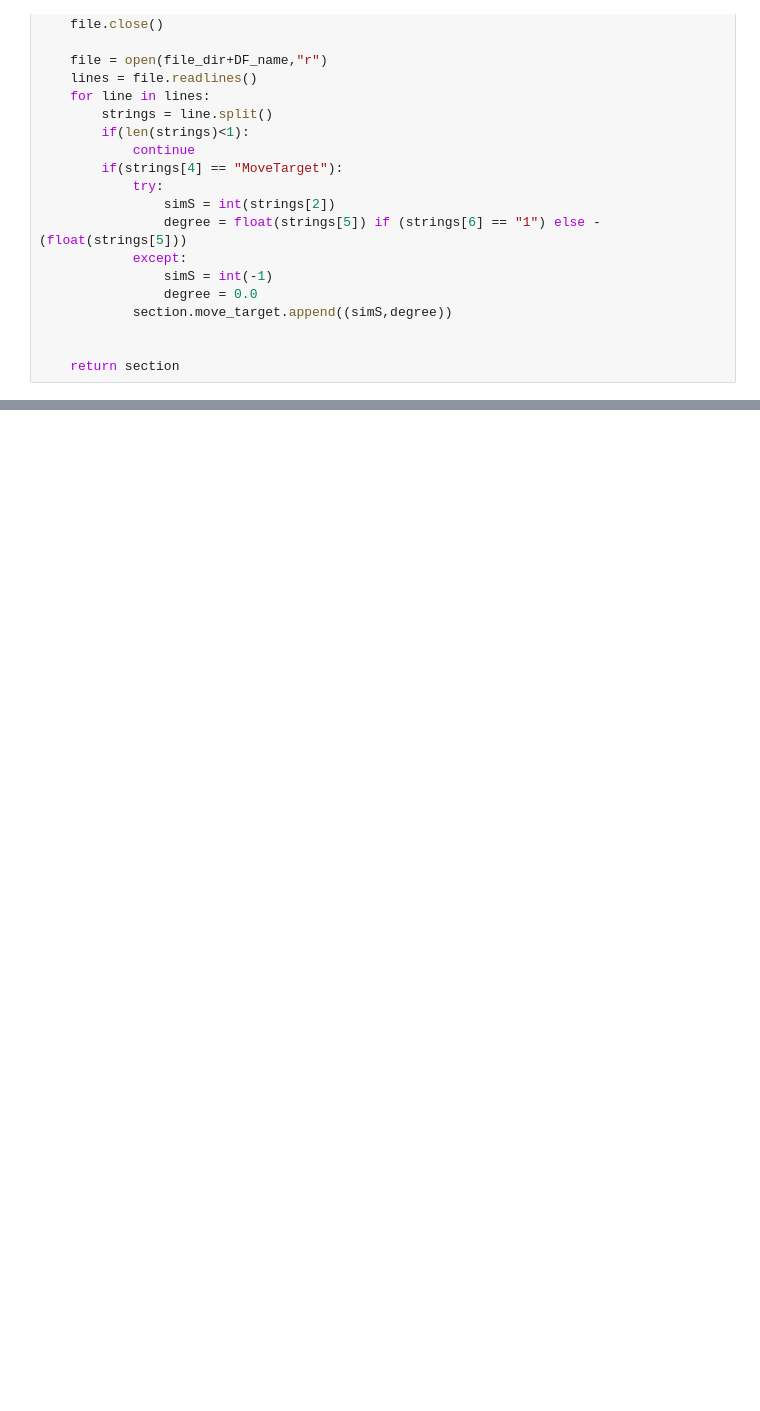
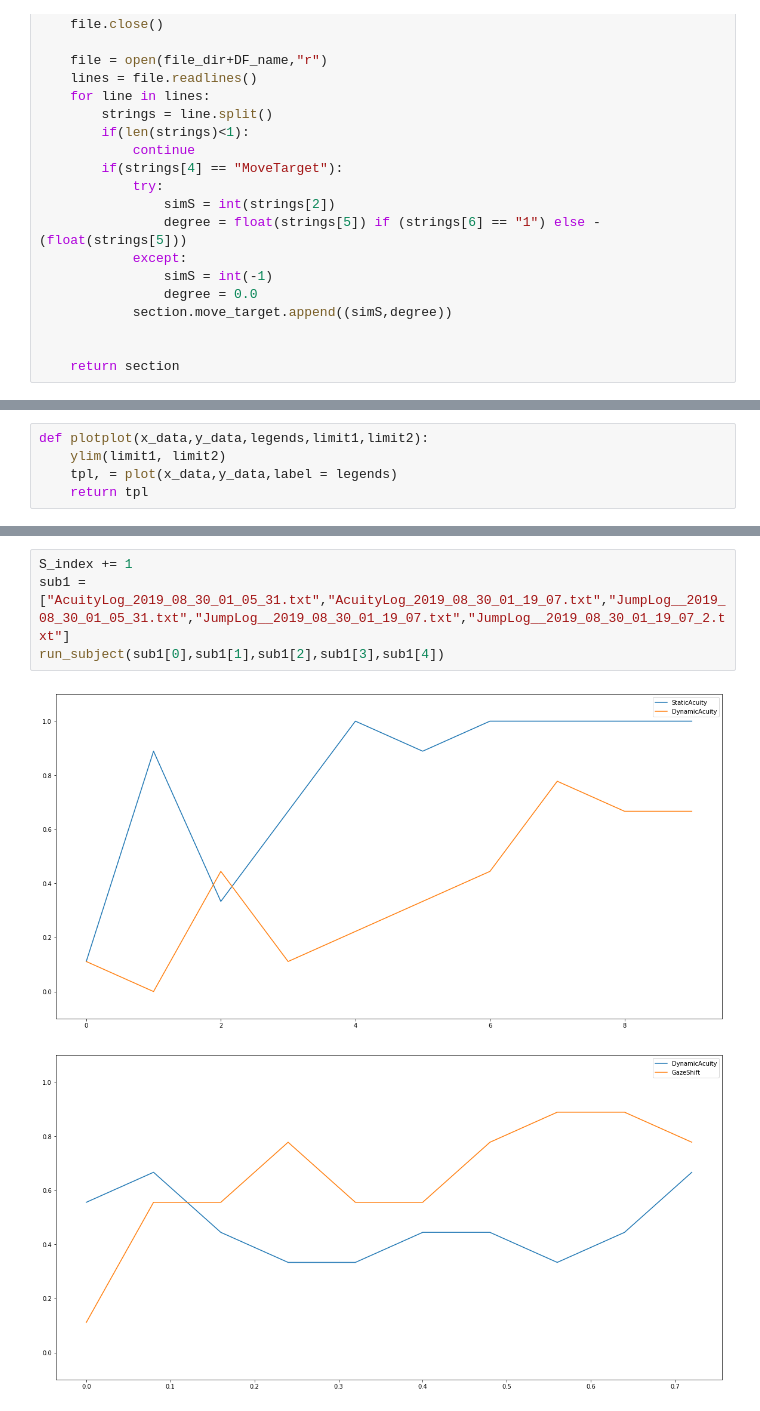
Before and after one commit to Vor2d/VORHead, a Jupyter notebook: DataAnalyzer/DataAnalyzer.ipynb, the cells around one changed output, grey strips where cells are left out. Cells and saved outputs as stored; diff of their text form; blank space fills up the shorter version.

```diff
--- a/DataAnalyzer/DataAnalyzer.ipynb
+++ b/DataAnalyzer/DataAnalyzer.ipynb
@@ -116,0 +112,5 @@ def plot_ac(section):
+# %%
+def plotplot(x_data,y_data,legends,limit1,limit2):
+    ylim(limit1, limit2)
+    tpl, = plot(x_data,y_data,label = legends)
+    return tpl
@@ -116,0 +186,7 @@ def plot_ac(section):
+# %%
+S_index += 1
+sub1 = ["AcuityLog_2019_08_30_01_05_31.txt","AcuityLog_2019_08_30_01_19_07.txt","JumpLog__2019_08_30_01_05_31.txt","JumpLog__2019_08_30_01_19_07.txt","JumpLog__2019_08_30_01_19_07_2.txt"]
+run_subject(sub1[0],sub1[1],sub1[2],sub1[3],sub1[4])
+# %% [output]
+[figure, added]
+[figure, added]
```
Also changed, not shown: parts of 17 cells of this notebook, 14 other files.
